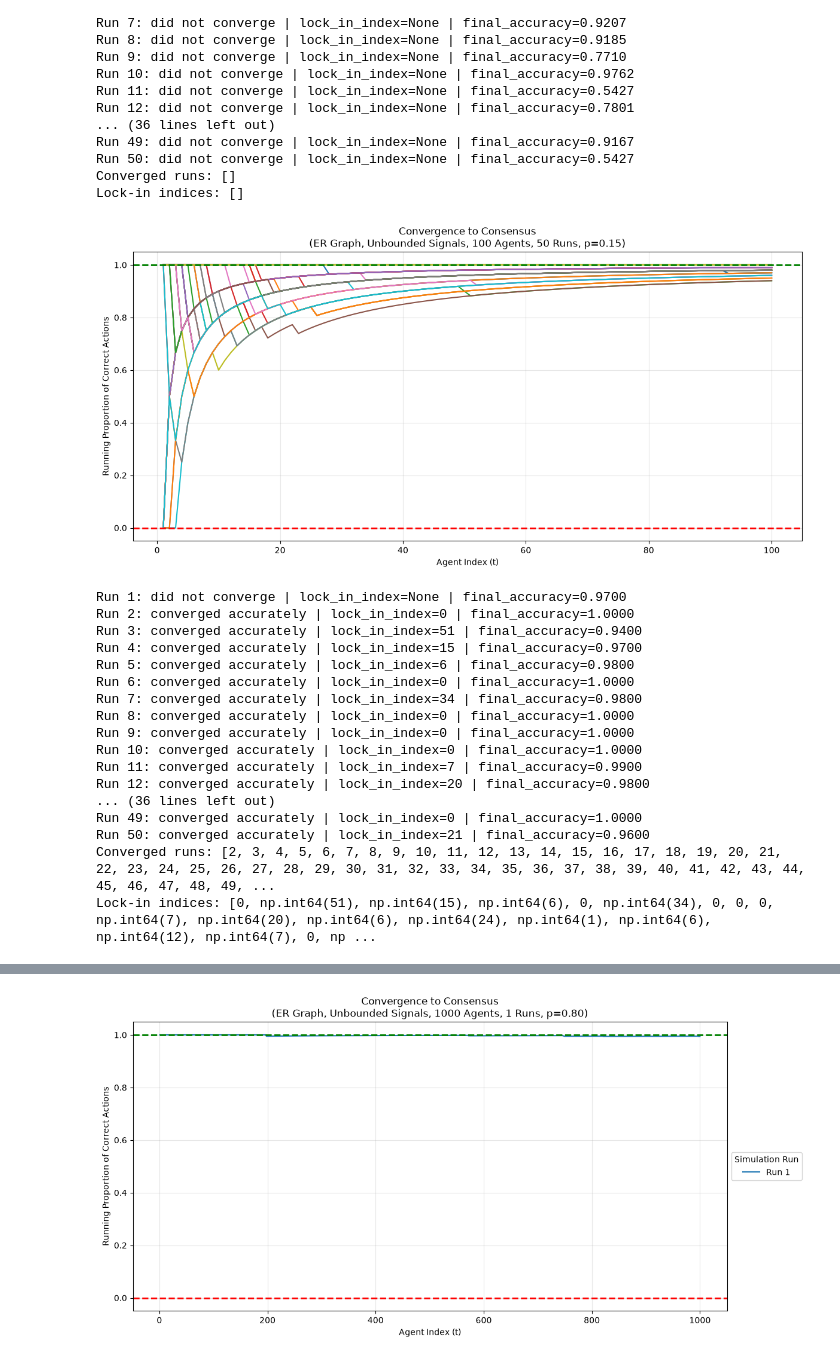
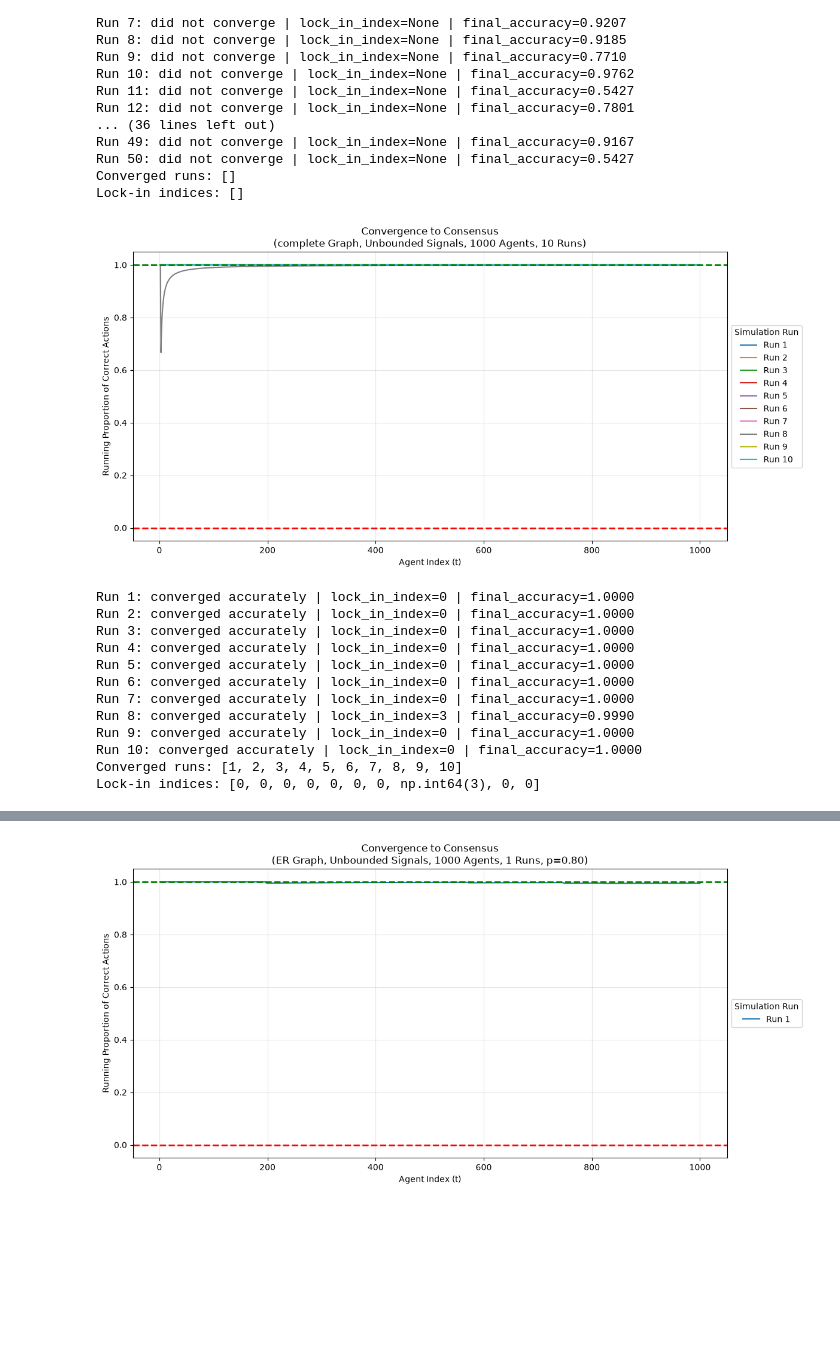
Before and after one commit to ys4ys4/Dynamic-Bayesian-Games-on-Random-Networks, a Jupyter notebook: SLM_testing.ipynb, the cells around one changed output, grey strips where cells are left out. Saved outputs shown, nothing was run; the diff lists cells and outputs as text; code cells hidden in the pictures; blank space fills up the shorter version.

```diff
--- a/SLM_testing.ipynb
+++ b/SLM_testing.ipynb
@@ -109,30 +106,25 @@ Lock-in indices: []
 # %%
 # Theorem 2.
 p_val = 0.15
-result = run_sim('ER', 'unbounded', agents=100, runs=50, seed=123, p=p_val)
+result = run_sim('complete', 'unbounded', agents=1000, runs=10, seed=123)
 
-title = f"Convergence to Consensus\n({result.params['graph_type']} Graph, {result.params['signal_type'].title()} Signals, {result.params['agents']} Agents, {result.params['runs']} Runs, p={result.params['p']:.2f})"
+title = f"Convergence to Consensus\n({result.params['graph_type']} Graph, {result.params['signal_type'].title()} Signals, {result.params['agents']} Agents, {result.params['runs']} Runs)"
 plot_convergence(result, title)
 summarise_convergence_metrics(result)
 # %% [output]
-[figure, old version]
+[figure, new version]
-Run 1: did not converge | lock_in_index=None | final_accuracy=0.9700
+Run 1: converged accurately | lock_in_index=0 | final_accuracy=1.0000
 Run 2: converged accurately | lock_in_index=0 | final_accuracy=1.0000
-Run 3: converged accurately | lock_in_index=51 | final_accuracy=0.9400
-Run 4: converged accurately | lock_in_index=15 | final_accuracy=0.9700
-Run 5: converged accurately | lock_in_index=6 | final_accuracy=0.9800
+Run 3: converged accurately | lock_in_index=0 | final_accuracy=1.0000
+Run 4: converged accurately | lock_in_index=0 | final_accuracy=1.0000
+Run 5: converged accurately | lock_in_index=0 | final_accuracy=1.0000
 Run 6: converged accurately | lock_in_index=0 | final_accuracy=1.0000
-Run 7: converged accurately | lock_in_index=34 | final_accuracy=0.9800
-Run 8: converged accurately | lock_in_index=0 | final_accuracy=1.0000
+Run 7: converged accurately | lock_in_index=0 | final_accuracy=1.0000
+Run 8: converged accurately | lock_in_index=3 | final_accuracy=0.9990
 Run 9: converged accurately | lock_in_index=0 | final_accuracy=1.0000
 Run 10: converged accurately | lock_in_index=0 | final_accuracy=1.0000
-Run 11: converged accurately | lock_in_index=7 | final_accuracy=0.9900
-Run 12: converged accurately | lock_in_index=20 | final_accuracy=0.9800
-... (36 lines left out)
-Run 49: converged accurately | lock_in_index=0 | final_accuracy=1.0000
-Run 50: converged accurately | lock_in_index=21 | final_accuracy=0.9600
-Converged runs: [2, 3, 4, 5, 6, 7, 8, 9, 10, 11, 12, 13, 14, 15, 16, 17, 18, 19, 20, 21, 22, 23, 24, 25, 26, 27, 28, 29, 30, 31, 32, 33, 34, 35, 36, 37, 38, 39, 40, 41, 42, 43, 44, 45, 46, 47, 48, 49, ...
-Lock-in indices: [0, np.int64(51), np.int64(15), np.int64(6), 0, np.int64(34), 0, 0, 0, np.int64(7), np.int64(20), np.int64(6), np.int64(24), np.int64(1), np.int64(6), np.int64(12), np.int64(7), 0, np ...
+Converged runs: [1, 2, 3, 4, 5, 6, 7, 8, 9, 10]
+Lock-in indices: [0, 0, 0, 0, 0, 0, 0, np.int64(3), 0, 0]
 # %%
 from simulations import run_sim
 
```
Also changed, not shown: parts of 2 cells of this notebook, 1 other file.
